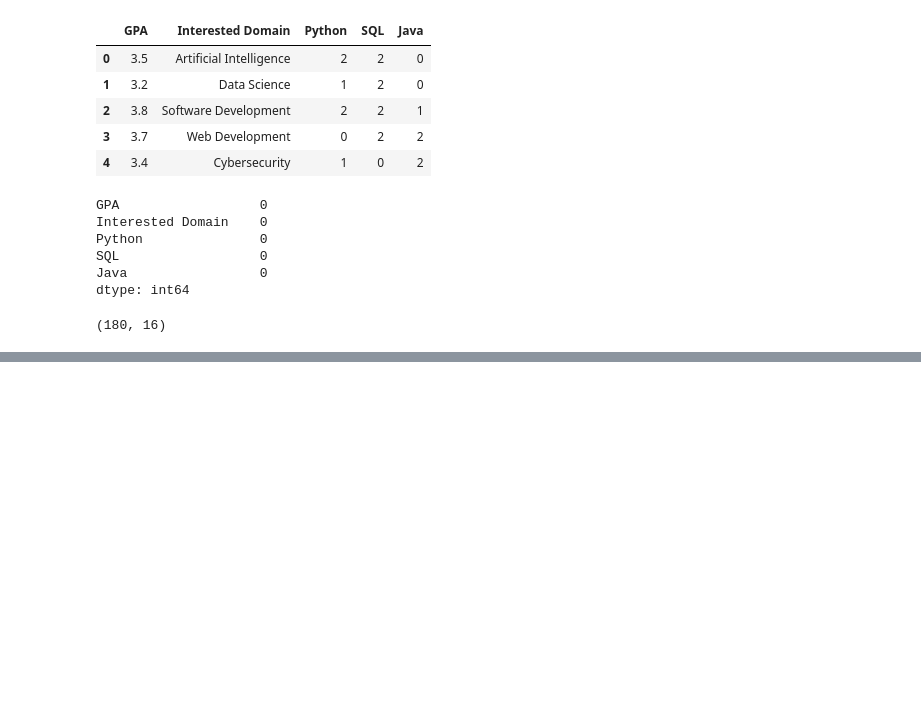
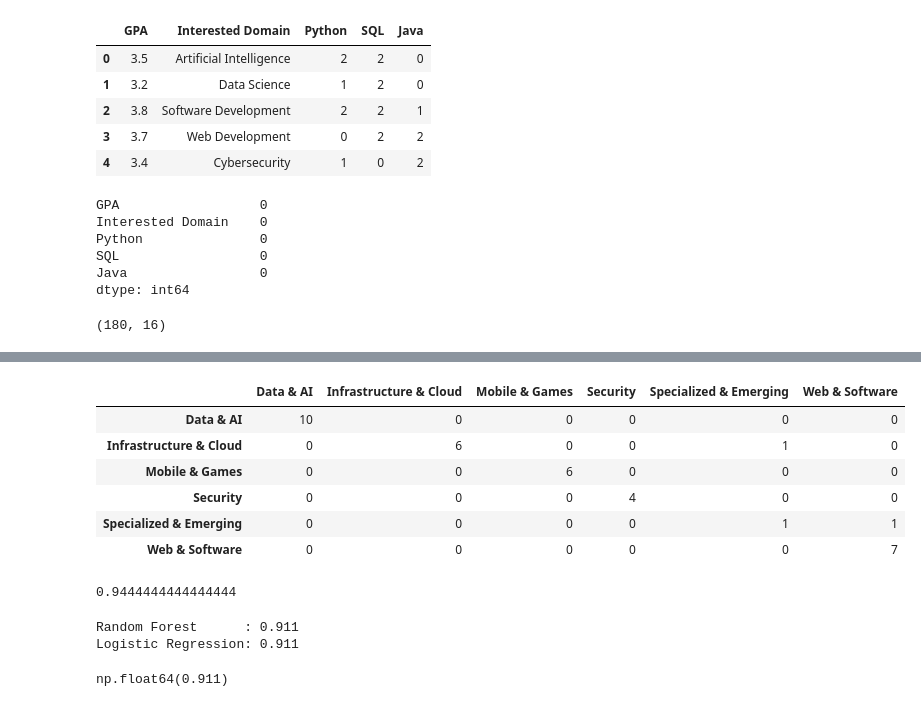
Before and after one commit to Loqmanmk/pathfinder-ai, a Jupyter notebook: ml/notebooks/explore1.ipynb, the cells around one changed output, grey strips where cells are left out. Saved outputs shown, nothing was run; the diff lists cells and outputs as text; code cells hidden in the pictures; blank space fills up the shorter version.

Commit message:
feat(ml): preprocessing pipeline, logistic regression model, train and predict

```diff
--- a/ml/notebooks/explore1.ipynb
+++ b/ml/notebooks/explore1.ipynb
@@ -203,0 +251,22 @@ X_encoded.shape
+# %%
+import sys
+sys.path.append("..")
+
+from sklearn.model_selection import train_test_split
+
+from src import config
+from src.data_loader import load_dataset
+from src.model import build_pipeline
+
+df = load_dataset()
+X = df[config.FEATURES]
+y = df[config.TARGET]
+
+X_train, X_test, y_train, y_test = train_test_split(
+     X, y,
+     test_size=config.TEST_SIZE,
+     random_state=config.RANDOM_STATE,
+     stratify=y,
+     )
+
+X_train.shape, X_test.shape
@@ -203,0 +275,3 @@ X_encoded.shape
+# %%
+pipeline = build_pipeline()
+pipeline.fit(X_train, y_train)
@@ -203,0 +326,45 @@ X_encoded.shape
+# %%
+import pandas as pd
+from src.evaluate import matrix
+
+cm, labels = matrix(pipeline, X_test, y_test)
+pd.DataFrame(cm, index=labels, columns=labels)
+# %% [output]
+|  | Data & AI | Infrastructure & Cloud | Mobile & Games | Security | Specialized & Emerging | Web & Software |
+| Data & AI | 10 | 0 | 0 | 0 | 0 | 0 |
+| Infrastructure & Cloud | 0 | 6 | 0 | 0 | 1 | 0 |
+| Mobile & Games | 0 | 0 | 6 | 0 | 0 | 0 |
+| Security | 0 | 0 | 0 | 4 | 0 | 0 |
+| Specialized & Emerging | 0 | 0 | 0 | 0 | 1 | 1 |
+| Web & Software | 0 | 0 | 0 | 0 | 0 | 7 |
+# %%
+pipeline = build_pipeline()
+pipeline.fit(X_train, y_train)
+pipeline.score(X_test, y_test)
+# %% [output]
+0.9444444444444444
+# %%
+from sklearn.linear_model import LogisticRegression
+from src.evaluate import cross_validate
+
+logreg = LogisticRegression(
+     max_iter=1000,
+     class_weight="balanced",
+     random_state=config.RANDOM_STATE,
+)
+
+scores_rf = cross_validate(build_pipeline(), X, y)
+scores_lr = cross_validate(build_pipeline(logreg), X, y)
+
+print("Random Forest      :", round(scores_rf.mean(), 3))
+print("Logistic Regression:", round(scores_lr.mean(), 3))
+# %% [output]
+Random Forest      : 0.911
+Logistic Regression: 0.911
+# %%
+from src.evaluate import cross_validate
+
+scores = cross_validate(build_pipeline(), X, y)
+round(scores.mean(), 3)
+# %% [output]
+np.float64(0.911)
```
Also changed, not shown: parts of 10 cells of this notebook, 9 other files.
